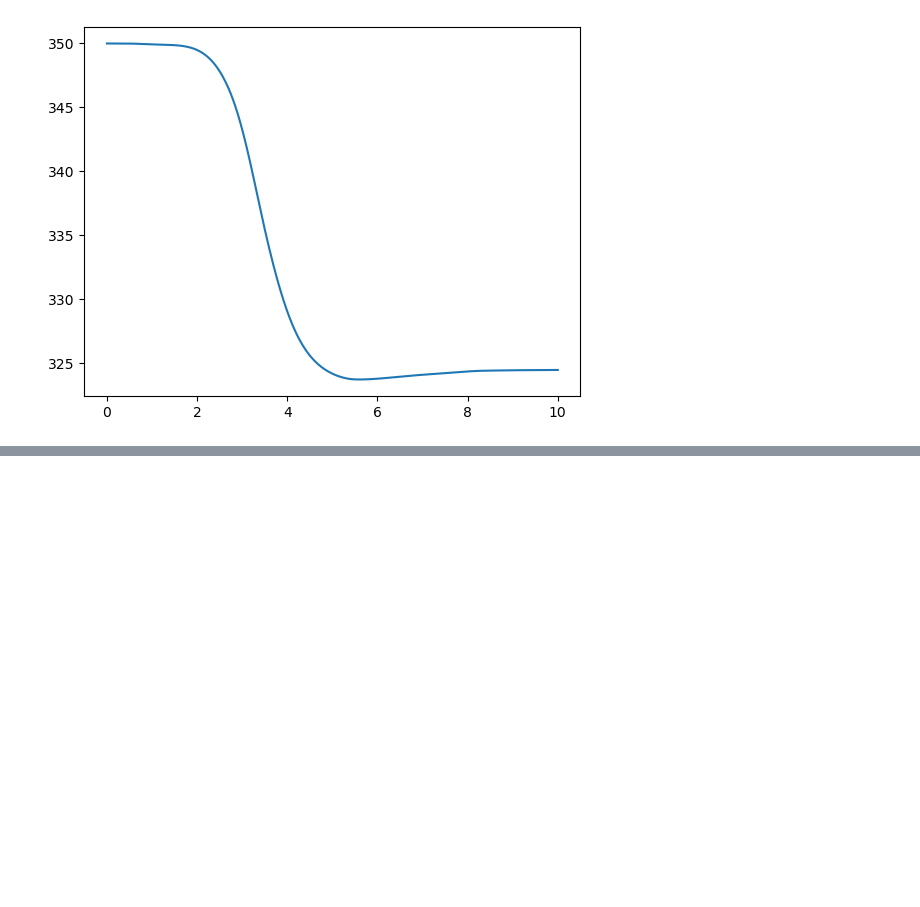
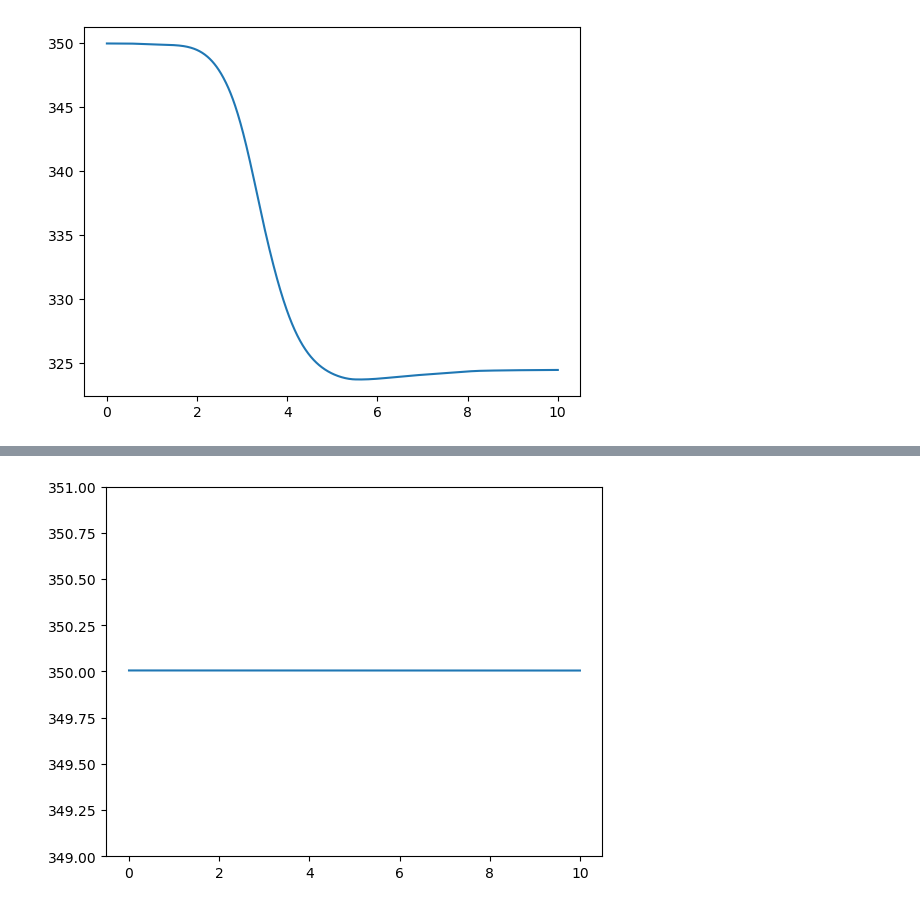
Before and after one commit to williebonavente/CodeTest, a Jupyter notebook: sympy/algebra/notebook8.ipynb, the cells around one changed output, grey strips where cells are left out. Drawn from its saved outputs; the diff is of its cells as text; code cells hidden in the pictures; blank space fills up the shorter version.

```diff
--- a/sympy/algebra/notebook8.ipynb
+++ b/sympy/algebra/notebook8.ipynb
@@ -89,0 +106,7 @@ plt.show()
+# %%
+cA, T = simulate()
+plt.plot(t, T)
+plt.ylim(349, 351)
+plt.show()
+# %% [output]
+[figure, added]
```
Also changed, not shown: parts of 5 cells of this notebook.
